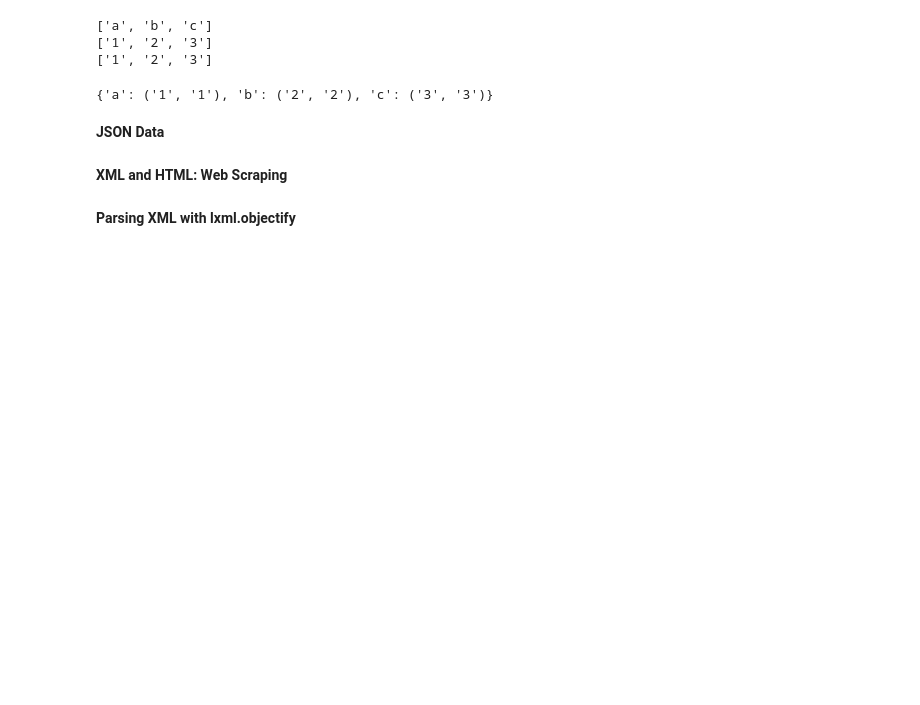
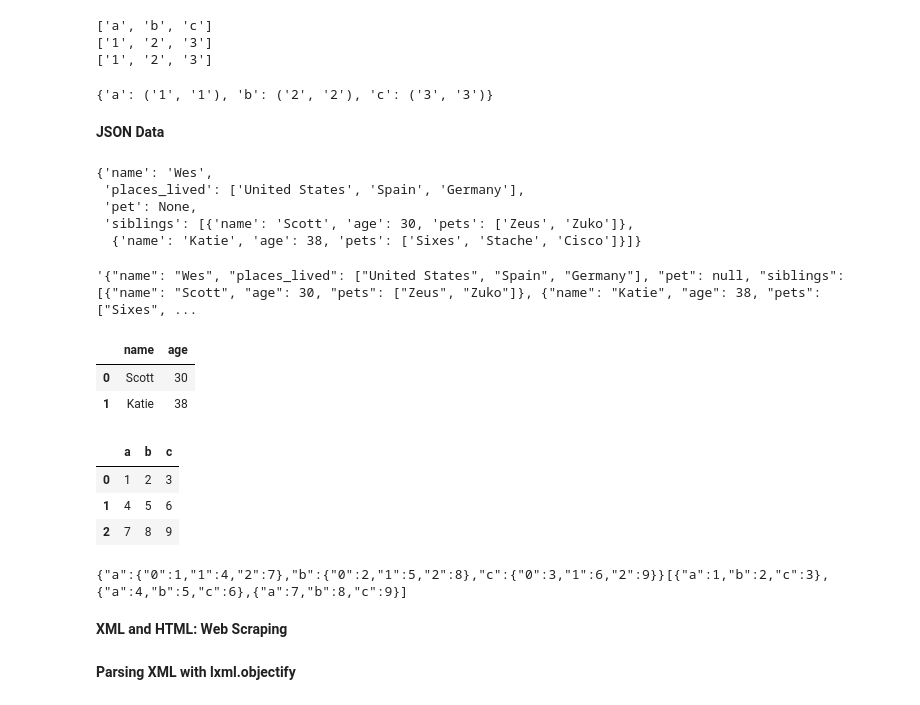
Before and after one commit to Saifullah785/python-for-data-analysis-notes, a Jupyter notebook: Chapter_06_Data_Loading_Storage_and_File_Formats/Chapter_06_Data_Loading_Storage_and_File_Formats.ipynb, the cells around one changed output. Drawn from its saved outputs; the diff is of its cells as text; code cells hidden in the pictures; blank space fills up the shorter version.

Commit message:
Created using Colab while working and practicing code on JSON Data

```diff
--- a/Chapter_06_Data_Loading_Storage_and_File_Formats/Chapter_06_Data_Loading_Storage_and_File_Formats.ipynb
+++ b/Chapter_06_Data_Loading_Storage_and_File_Formats/Chapter_06_Data_Loading_Storage_and_File_Formats.ipynb
@@ -312,6 +312,44 @@ obj = """
  "pets": ["Sixes", "Stache", "Cisco"]}]
 }
 """
+# %%
+import json
+result = json.loads(obj)
+result
+# %% [output]
+{'name': 'Wes',
+ 'places_lived': ['United States', 'Spain', 'Germany'],
+ 'pet': None,
+ 'siblings': [{'name': 'Scott', 'age': 30, 'pets': ['Zeus', 'Zuko']},
+  {'name': 'Katie', 'age': 38, 'pets': ['Sixes', 'Stache', 'Cisco']}]}
+# %%
+asjson = json.dumps(result)
+asjson
+# %% [output]
+'{"name": "Wes", "places_lived": ["United States", "Spain", "Germany"], "pet": null, "siblings": [{"name": "Scott", "age": 30, "pets": ["Zeus", "Zuko"]}, {"name": "Katie", "age": 38, "pets": ["Sixes", ...
+# %%
+import pandas as pd
+siblings = pd.DataFrame(result["siblings"], columns=["name", "age"])
+siblings
+# %% [output]
+|  | name | age |
+| 0 | Scott | 30 |
+| 1 | Katie | 38 |
+# %%
+url = 'https://raw.githubusercontent.com/wesm/pydata-book/d86d8056fa17b180e2a7dc1d9ae1cfb830967d50/examples/example.json'
+data = pd.read_json(url)
+data
+# %% [output]
+|  | a | b | c |
+| 0 | 1 | 2 | 3 |
+| 1 | 4 | 5 | 6 |
+| 2 | 7 | 8 | 9 |
+# %%
+import sys
+data.to_json(sys.stdout)
+data.to_json(sys.stdout, orient="records")
+# %% [output]
+{"a":{"0":1,"1":4,"2":7},"b":{"0":2,"1":5,"2":8},"c":{"0":3,"1":6,"2":9}}[{"a":1,"b":2,"c":3},{"a":4,"b":5,"c":6},{"a":7,"b":8,"c":9}]
 # %% [markdown]
 **XML and HTML: Web Scraping**
 # %%
```
